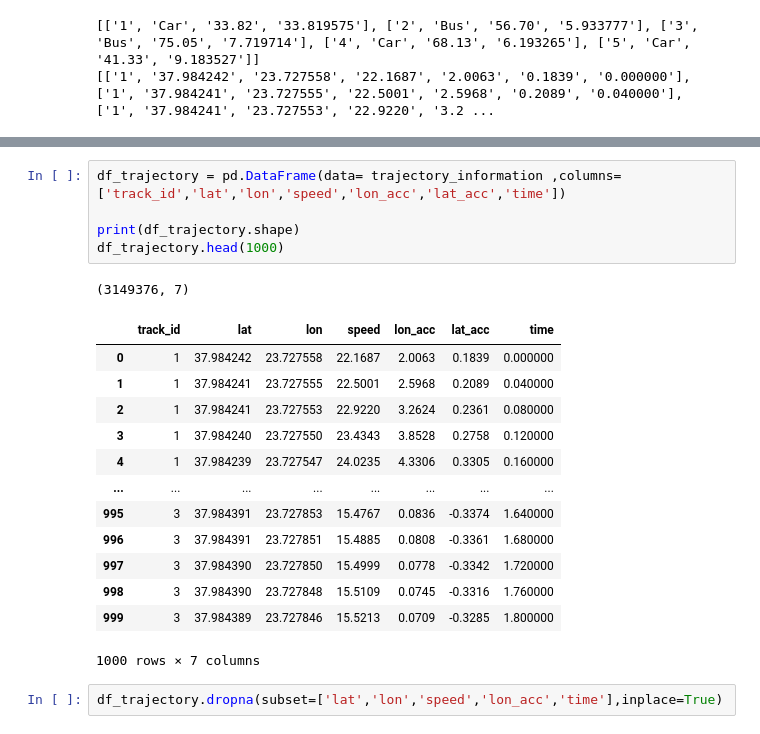
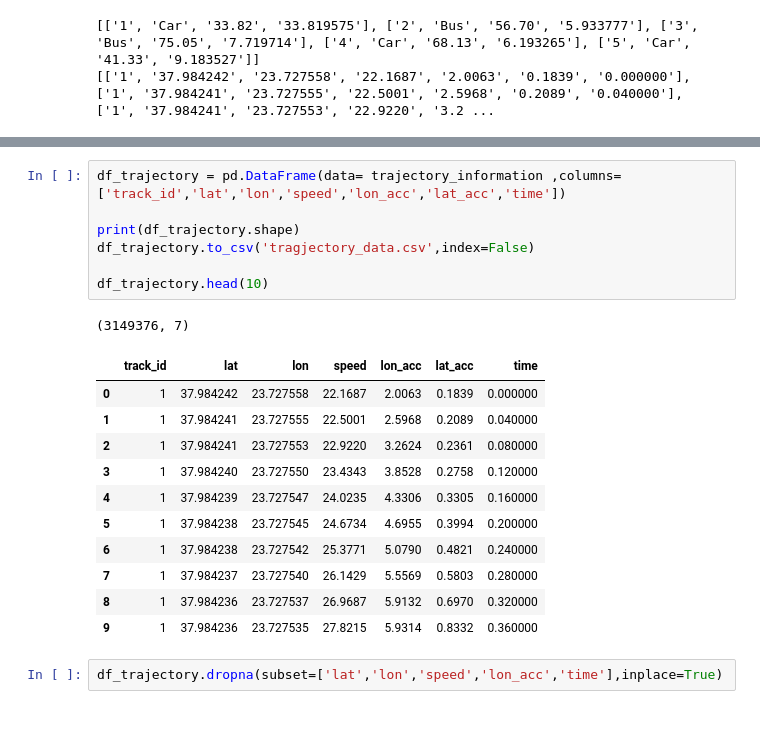
Before and after one commit to mistir-nigusse/pNEUMA_Traffic_data_warehouse, a Jupyter notebook: notebooks/eda_analysis.ipynb, the cells around one changed output, grey strips where cells are left out. Drawn from its saved outputs; the diff is of its cells as text.

```diff
--- a/notebooks/eda_analysis.ipynb
+++ b/notebooks/eda_analysis.ipynb
@@ -86,23 +86,23 @@ df_vehicle.head(10)
 # %%
 df_trajectory = pd.DataFrame(data= trajectory_information ,columns=['track_id','lat','lon','speed','lon_acc','lat_acc','time'])
 
 print(df_trajectory.shape)
-df_trajectory.head(1000)
+df_trajectory.to_csv('tragjectory_data.csv',index=False)
+
+df_trajectory.head(10)
 # %% [output]
 (3149376, 7)
 |  | track_id | lat | lon | speed | lon_acc | lat_acc | time |
 | 0 | 1 | 37.984242 | 23.727558 | 22.1687 | 2.0063 | 0.1839 | 0.000000 |
 | 1 | 1 | 37.984241 | 23.727555 | 22.5001 | 2.5968 | 0.2089 | 0.040000 |
 | 2 | 1 | 37.984241 | 23.727553 | 22.9220 | 3.2624 | 0.2361 | 0.080000 |
 | 3 | 1 | 37.984240 | 23.727550 | 23.4343 | 3.8528 | 0.2758 | 0.120000 |
 | 4 | 1 | 37.984239 | 23.727547 | 24.0235 | 4.3306 | 0.3305 | 0.160000 |
-| ... | ... | ... | ... | ... | ... | ... | ... |
-| 995 | 3 | 37.984391 | 23.727853 | 15.4767 | 0.0836 | -0.3374 | 1.640000 |
-| 996 | 3 | 37.984391 | 23.727851 | 15.4885 | 0.0808 | -0.3361 | 1.680000 |
-| 997 | 3 | 37.984390 | 23.727850 | 15.4999 | 0.0778 | -0.3342 | 1.720000 |
-| 998 | 3 | 37.984390 | 23.727848 | 15.5109 | 0.0745 | -0.3316 | 1.760000 |
-| 999 | 3 | 37.984389 | 23.727846 | 15.5213 | 0.0709 | -0.3285 | 1.800000 |
+| 5 | 1 | 37.984238 | 23.727545 | 24.6734 | 4.6955 | 0.3994 | 0.200000 |
+| 6 | 1 | 37.984238 | 23.727542 | 25.3771 | 5.0790 | 0.4821 | 0.240000 |
+| 7 | 1 | 37.984237 | 23.727540 | 26.1429 | 5.5569 | 0.5803 | 0.280000 |
+| 8 | 1 | 37.984236 | 23.727537 | 26.9687 | 5.9132 | 0.6970 | 0.320000 |
+| 9 | 1 | 37.984236 | 23.727535 | 27.8215 | 5.9314 | 0.8332 | 0.360000 |
-1000 rows × 7 columns
 # %%
 df_trajectory.dropna(subset=['lat','lon','speed','lon_acc','time'],inplace=True)
 # %%
```
Also changed, not shown: parts of 1 cell of this notebook, 14 other files.
